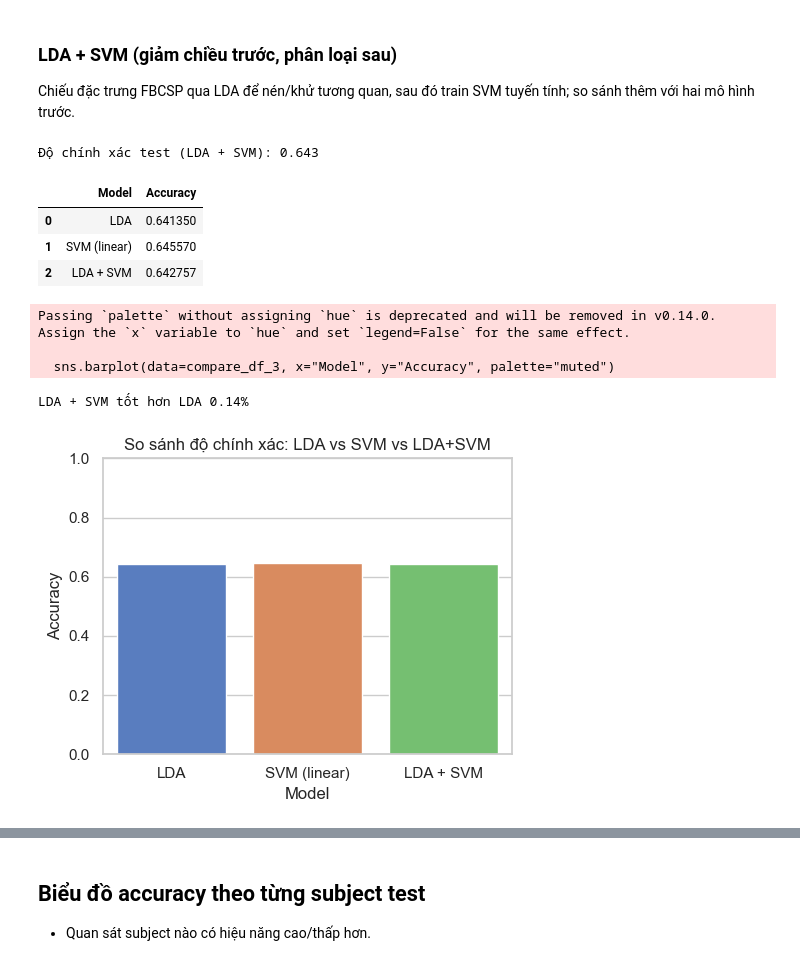
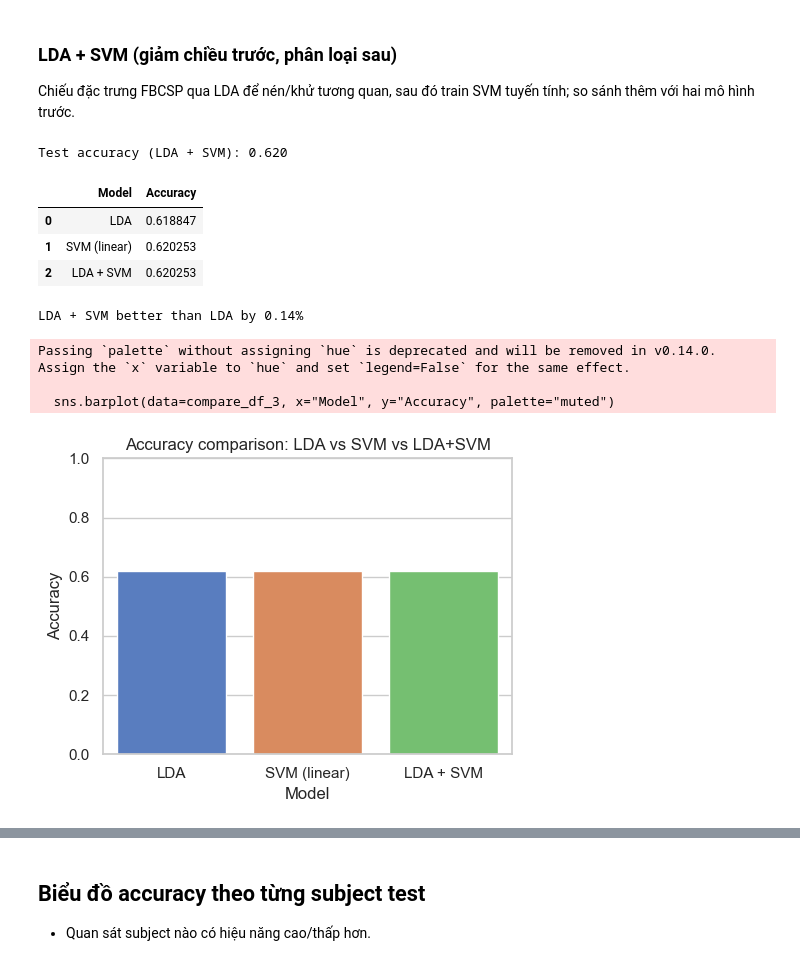
Before and after one commit to Giang130604/Classify-left-right-hand-motor-imagery-from-EEG-data, a Jupyter notebook: motor_imagery_csp.ipynb, the cells around one changed output, grey strips where cells are left out. Saved outputs shown, nothing was run; the diff lists cells and outputs as text; code cells hidden in the pictures.

```diff
--- a/motor_imagery_csp.ipynb
+++ b/motor_imagery_csp.ipynb
@@ -335,17 +407,22 @@ Kích thước đặc trưng FBCSP train: (2439, 12), test: (711, 12)
 ### SVM tuyến tính trên đặc trưng FBCSP
 Huấn luyện SVM kernel tuyến tính trên vector đặc trưng FBCSP đã chuẩn hóa; so sánh accuracy với LDA baseline.
 # %%
-# So sánh SVM (linear) với LDA trên đặc trưng FBCSP
+# Compare SVM (linear) vs LDA on FBCSP features
+from sklearn.discriminant_analysis import LinearDiscriminantAnalysis
 from sklearn.svm import SVC
 from sklearn.preprocessing import StandardScaler
 from sklearn.pipeline import make_pipeline
+
+lda_clf = LinearDiscriminantAnalysis()
+lda_clf.fit(X_train_fbcsp, y_train)
+lda_pred = lda_clf.predict(X_test_fbcsp)
+test_acc = accuracy_score(y_test, lda_pred)
 
 svm_clf = make_pipeline(StandardScaler(), SVC(kernel="linear", C=1.0))
 svm_clf.fit(X_train_fbcsp, y_train)
 svm_pred = svm_clf.predict(X_test_fbcsp)
 svm_acc = accuracy_score(y_test, svm_pred)
 
-# Bảng so sánh LDA vs SVM
 compare_df = pd.DataFrame({
     "Model": ["LDA", "SVM (linear)"],
     "Accuracy": [test_acc, svm_acc],
@@ -354,17 +431,16 @@ display(compare_df)
 
 diff = svm_acc - test_acc
 if diff > 0:
-    print(f"SVM tốt hơn LDA {diff*100:.2f}%")
+    print(f"SVM better than LDA by {diff*100:.2f}%")
 elif diff < 0:
-    print(f"SVM kém hơn LDA {-diff*100:.2f}%")
+    print(f"SVM worse than LDA by {-diff*100:.2f}%")
 else:
-    print("SVM và LDA bằng nhau")
+    print("SVM and LDA are equal")
 
-# Biểu đồ so sánh
 plt.figure(figsize=(4, 4))
 sns.barplot(data=compare_df, x="Model", y="Accuracy", palette="muted")
 plt.ylim(0, 1)
-plt.title("So sánh độ chính xác: LDA vs SVM")
+plt.title("Accuracy comparison: LDA vs SVM")
 plt.tight_layout()
 plt.show()
 # %% [output]
@@ -380,44 +456,60 @@ Passing `palette` without assigning `hue` is deprecated and will be removed in v
 ### LDA + SVM (giảm chiều trước, phân loại sau)
 Chiếu đặc trưng FBCSP qua LDA để nén/khử tương quan, sau đó train SVM tuyến tính; so sánh thêm với hai mô hình trước.
 # %%
+from sklearn.discriminant_analysis import LinearDiscriminantAnalysis
+from sklearn.svm import SVC
+from sklearn.preprocessing import StandardScaler
+from sklearn.pipeline import make_pipeline
+
+# Make the cell self-contained (compute LDA + SVM + LDA->SVM accuracies)
+lda_clf = LinearDiscriminantAnalysis()
+lda_clf.fit(X_train_fbcsp, y_train)
+lda_pred = lda_clf.predict(X_test_fbcsp)
+test_acc = accuracy_score(y_test, lda_pred)
+
+svm_clf = make_pipeline(StandardScaler(), SVC(kernel="linear", C=1.0))
+svm_clf.fit(X_train_fbcsp, y_train)
+svm_pred = svm_clf.predict(X_test_fbcsp)
+svm_acc = accuracy_score(y_test, svm_pred)
+
 lda_proj = LinearDiscriminantAnalysis(solver="svd")
 X_train_lda = lda_proj.fit_transform(X_train_fbcsp, y_train)
 X_test_lda = lda_proj.transform(X_test_fbcsp)
 
 lda_svm_clf = make_pipeline(StandardScaler(), SVC(kernel="linear", C=1.0))
 lda_svm_clf.fit(X_train_lda, y_train)
 lda_svm_pred = lda_svm_clf.predict(X_test_lda)
 lda_svm_acc = accuracy_score(y_test, lda_svm_pred)
-print(f"Độ chính xác test (LDA + SVM): {lda_svm_acc:.3f}")
+print(f"Test accuracy (LDA + SVM): {lda_svm_acc:.3f}")
 
 compare_df_3 = pd.DataFrame({
     "Model": ["LDA", "SVM (linear)", "LDA + SVM"],
     "Accuracy": [test_acc, svm_acc, lda_svm_acc],
 })
 display(compare_df_3)
 
 diff_lda_svm_vs_lda = lda_svm_acc - test_acc
 if diff_lda_svm_vs_lda > 0:
-    print(f"LDA + SVM tốt hơn LDA {diff_lda_svm_vs_lda*100:.2f}%")
+    print(f"LDA + SVM better than LDA by {diff_lda_svm_vs_lda*100:.2f}%")
 elif diff_lda_svm_vs_lda < 0:
-    print(f"LDA + SVM kém hơn LDA {-diff_lda_svm_vs_lda*100:.2f}%")
+    print(f"LDA + SVM worse than LDA by {-diff_lda_svm_vs_lda*100:.2f}%")
 else:
-    print("LDA + SVM bằng LDA")
+    print("LDA + SVM equals LDA")
 
 plt.figure(figsize=(5, 4))
 sns.barplot(data=compare_df_3, x="Model", y="Accuracy", palette="muted")
 plt.ylim(0, 1)
-plt.title("So sánh độ chính xác: LDA vs SVM vs LDA+SVM")
+plt.title("Accuracy comparison: LDA vs SVM vs LDA+SVM")
 plt.tight_layout()
 plt.show()
 # %% [output]
-Độ chính xác test (LDA + SVM): 0.643
+Test accuracy (LDA + SVM): 0.620
 |  | Model | Accuracy |
-| 0 | LDA | 0.641350 |
-| 1 | SVM (linear) | 0.645570 |
-| 2 | LDA + SVM | 0.642757 |
+| 0 | LDA | 0.618847 |
+| 1 | SVM (linear) | 0.620253 |
+| 2 | LDA + SVM | 0.620253 |
-Passing `palette` without assigning `hue` is deprecated and will be removed in v0.14.0. Assign the `x` variable to `hue` and set `legend=False` for the same effect.
-
-  sns.barplot(data=compare_df_3, x="Model", y="Accuracy", palette="muted")
+LDA + SVM better than LDA by 0.14%
-LDA + SVM tốt hơn LDA 0.14%
+Passing `palette` without assigning `hue` is deprecated and will be removed in v0.14.0. Assign the `x` variable to `hue` and set `legend=False` for the same effect.
+
+  sns.barplot(data=compare_df_3, x="Model", y="Accuracy", palette="muted")
-[figure, old version]
+[figure, new version]
```
Also changed, not shown: parts of 14 cells of this notebook, 8 other files.
